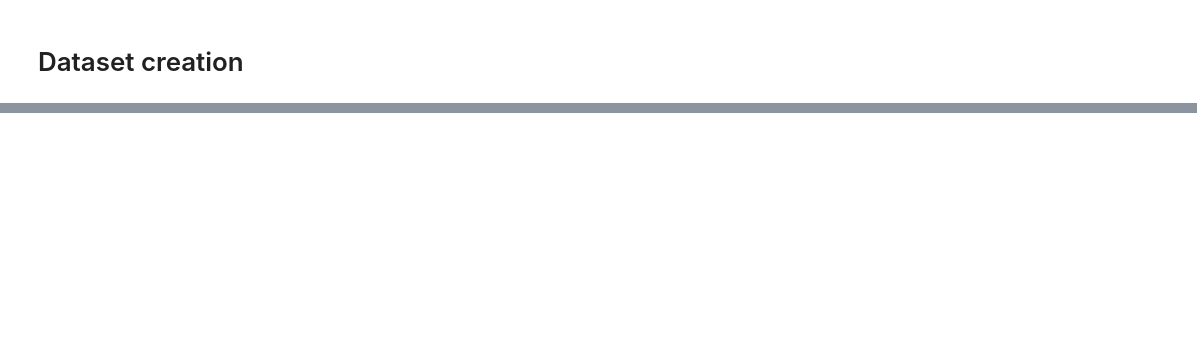
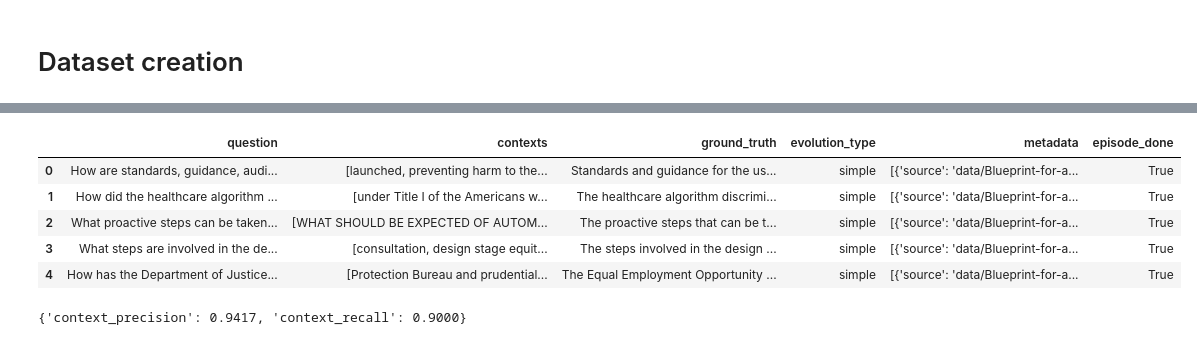
Before and after one commit to danzerca/implications-of-ai, a Jupyter notebook: synthetic_data_generation.ipynb, the cells around one changed output, grey strips where cells are left out. Cells and saved outputs as stored; diff of their text form; code cells hidden in the pictures; blank space fills up the shorter version.

```diff
--- a/synthetic_data_generation.ipynb
+++ b/synthetic_data_generation.ipynb
@@ -285,0 +359,4 @@ results_df
+# %%
+training_split_documents = training_documents[:300]
+val_split_documents = training_documents[300:350]
+test_split_documents = training_documents[350:400]
@@ -285,0 +490,16 @@ results_df
+# %%
+from ragas.testset.generator import TestsetGenerator
+from ragas.testset.evolutions import simple, reasoning, multi_context
+from langchain_openai import OpenAIEmbeddings
+
+generator_llm = ChatOpenAI(model="gpt-3.5-turbo")
+critic_llm = ChatOpenAI(model="gpt-4o-mini")
+embeddings = OpenAIEmbeddings()
+# %%
+generator = TestsetGenerator.from_langchain(
+    generator_llm,
+    critic_llm,
+    embeddings
+)
+# %%
+testset = generator.generate_with_langchain_docs(test_split_documents, test_size=20, distributions={simple: 0.5, reasoning: 0.25, multi_context: 0.25})
@@ -285,0 +541,9 @@ results_df
+# %%
+testset.to_pandas().head()
+# %% [output]
+|  | question | contexts | ground_truth | evolution_type | metadata | episode_done |
+| 0 | How are standards, guidance, audi... | [launched, preventing harm to the... | Standards and guidance for the us... | simple | [{'source': 'data/Blueprint-for-a... | True |
+| 1 | How did the healthcare algorithm ... | [under Title I of the Americans w... | The healthcare algorithm discrimi... | simple | [{'source': 'data/Blueprint-for-a... | True |
+| 2 | What proactive steps can be taken... | [WHAT SHOULD BE EXPECTED OF AUTOM... | The proactive steps that can be t... | simple | [{'source': 'data/Blueprint-for-a... | True |
+| 3 | What steps are involved in the de... | [consultation, design stage equit... | The steps involved in the design ... | simple | [{'source': 'data/Blueprint-for-a... | True |
+| 4 | How has the Department of Justice... | [Protection Bureau and prudential... | The Equal Employment Opportunity ... | simple | [{'source': 'data/Blueprint-for-a... | True |
@@ -285,0 +594,4 @@ results_df
+# %%
+result
+# %% [output]
+{'context_precision': 0.9417, 'context_recall': 0.9000}
```
Also changed, not shown: parts of 40 cells of this notebook.
